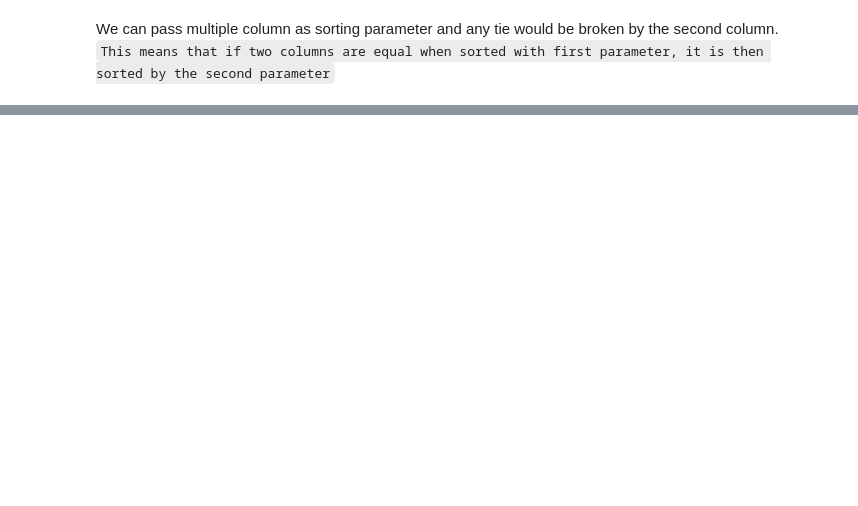
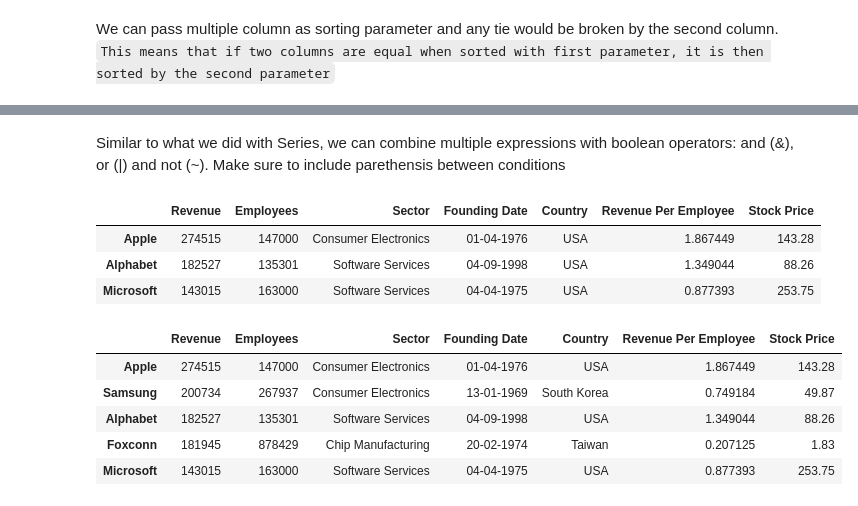
Before and after one commit to mmaazkhanhere/genai-learning-repo, a Jupyter notebook: data-analysis-course/course.ipynb, the cells around one changed output, grey strips where cells are left out. Drawn from its saved outputs; the diff is of its cells as text; code cells hidden in the pictures; blank space fills up the shorter version.

Commit message:
dataframe completed

```diff
--- a/data-analysis-course/course.ipynb
+++ b/data-analysis-course/course.ipynb
@@ -1605,2 +1652,21 @@ top_companies.sort_values(by=['Sector', 'Revenue'], ascending=[False, True])
 # %%
 long_name_age = df.query('club_name == "Manchester City"')[['long_name', 'age']] # select the name and age of player whose club is equal to Manchester City
+# %% [markdown]
+Similar to what we did with Series, we can combine multiple expressions with boolean operators: and (&), or (|) and not (~). Make sure to include parethensis between conditions
+# %%
+top_companies.loc[(top_companies['Revenue'] > top_companies['Revenue'].mean()) & (top_companies['Country'] == 'USA')]
+# %% [output]
+|  | Revenue | Employees | Sector | Founding Date | Country | Revenue Per Employee | Stock Price |
+| Apple | 274515 | 147000 | Consumer Electronics | 01-04-1976 | USA | 1.867449 | 143.28 |
+| Alphabet | 182527 | 135301 | Software Services | 04-09-1998 | USA | 1.349044 | 88.26 |
+| Microsoft | 143015 | 163000 | Software Services | 04-04-1975 | USA | 0.877393 | 253.75 |
+# %%
+mean_revenue = top_companies['Revenue'].mean()
+top_companies.query("Revenue > @mean_revenue") # referncing above variable
+# %% [output]
+|  | Revenue | Employees | Sector | Founding Date | Country | Revenue Per Employee | Stock Price |
+| Apple | 274515 | 147000 | Consumer Electronics | 01-04-1976 | USA | 1.867449 | 143.28 |
+| Samsung | 200734 | 267937 | Consumer Electronics | 13-01-1969 | South Korea | 0.749184 | 49.87 |
+| Alphabet | 182527 | 135301 | Software Services | 04-09-1998 | USA | 1.349044 | 88.26 |
+| Foxconn | 181945 | 878429 | Chip Manufacturing | 20-02-1974 | Taiwan | 0.207125 | 1.83 |
+| Microsoft | 143015 | 163000 | Software Services | 04-04-1975 | USA | 0.877393 | 253.75 |
```
Also changed, not shown: parts of 3 cells of this notebook.
